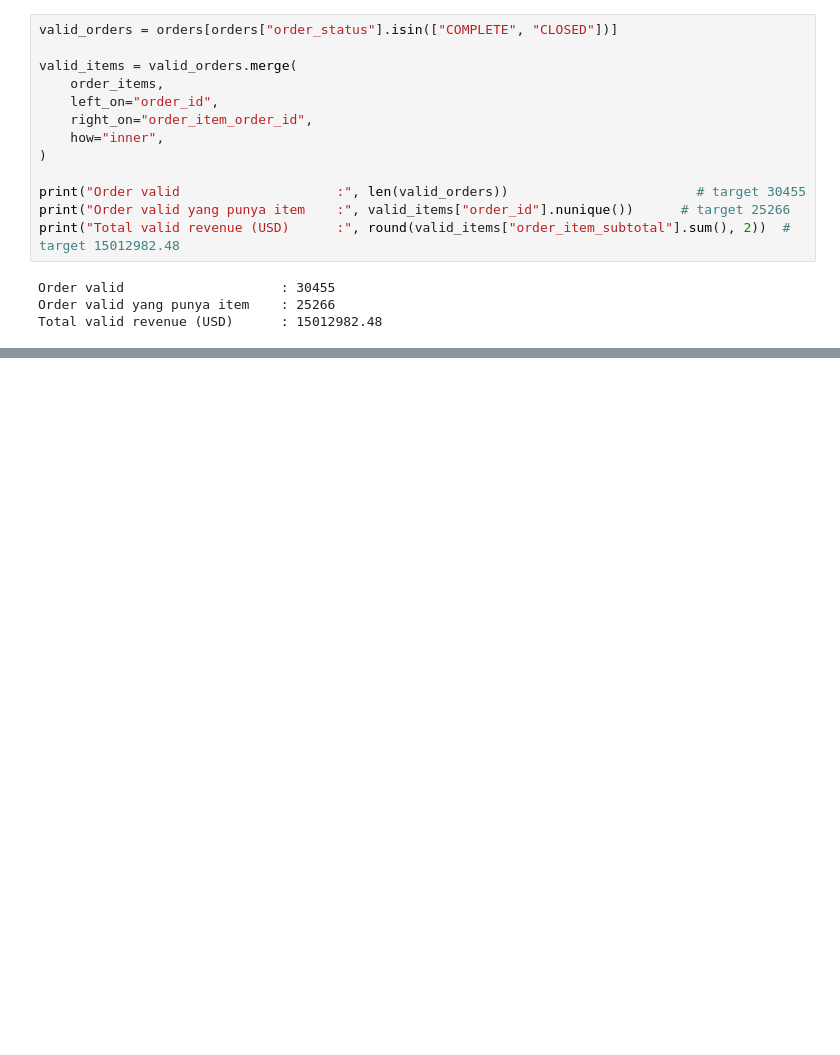
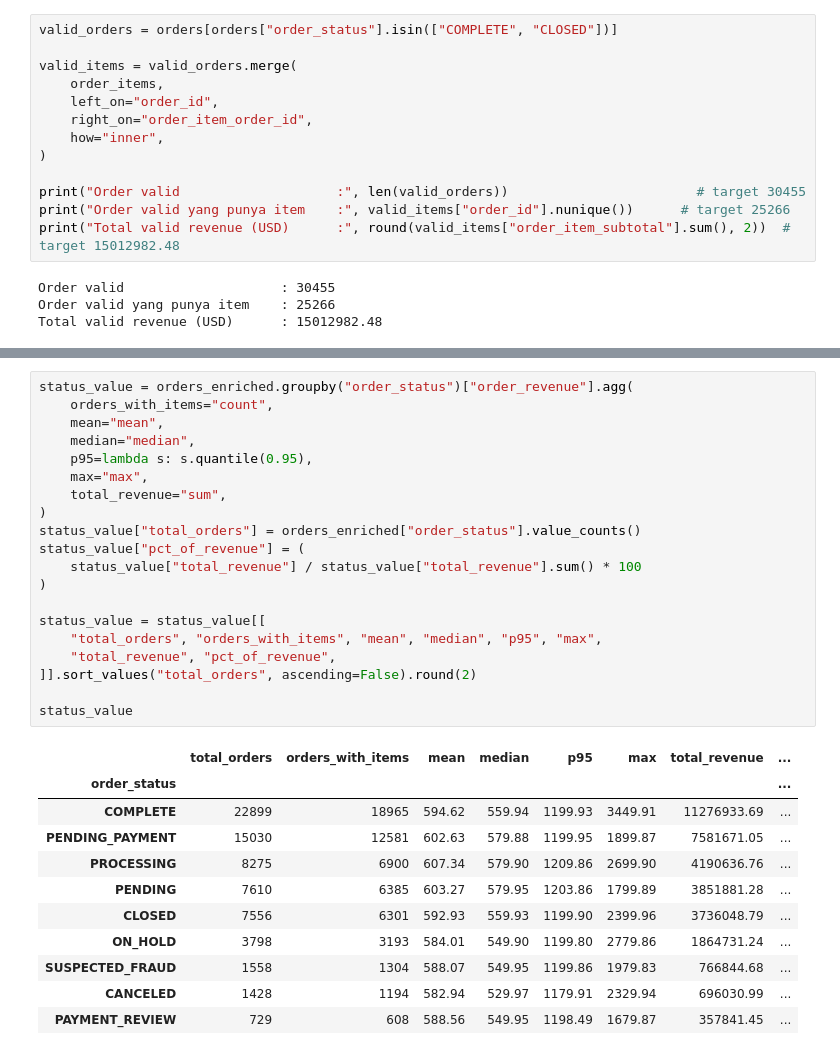
Before and after one commit to alifsyafan/data-engineering-portofolio, a Jupyter notebook: 01-sql-ecommerce-analysis/notebooks/01_eda_and_mart_prep.ipynb, the cells around one changed output, grey strips where cells are left out. Drawn from its saved outputs; the diff is of its cells as text; blank space fills up the shorter version.

```diff
--- a/01-sql-ecommerce-analysis/notebooks/01_eda_and_mart_prep.ipynb
+++ b/01-sql-ecommerce-analysis/notebooks/01_eda_and_mart_prep.ipynb
@@ -109,0 +288,32 @@ Total valid revenue (USD)      : 15012982.48
+# %%
+status_value = orders_enriched.groupby("order_status")["order_revenue"].agg(
+    orders_with_items="count",
+    mean="mean",
+    median="median",
+    p95=lambda s: s.quantile(0.95),
+    max="max",
+    total_revenue="sum",
+)
+status_value["total_orders"] = orders_enriched["order_status"].value_counts()
+status_value["pct_of_revenue"] = (
+    status_value["total_revenue"] / status_value["total_revenue"].sum() * 100
+)
+
+status_value = status_value[[
+    "total_orders", "orders_with_items", "mean", "median", "p95", "max",
+    "total_revenue", "pct_of_revenue",
+]].sort_values("total_orders", ascending=False).round(2)
+
+status_value
+# %% [output]
+|  | total_orders | orders_with_items | mean | median | p95 | max | total_revenue | ... |
+| order_status |  |  |  |  |  |  |  | ... |
+| COMPLETE | 22899 | 18965 | 594.62 | 559.94 | 1199.93 | 3449.91 | 11276933.69 | ... |
+| PENDING_PAYMENT | 15030 | 12581 | 602.63 | 579.88 | 1199.95 | 1899.87 | 7581671.05 | ... |
+| PROCESSING | 8275 | 6900 | 607.34 | 579.90 | 1209.86 | 2699.90 | 4190636.76 | ... |
+| PENDING | 7610 | 6385 | 603.27 | 579.95 | 1203.86 | 1799.89 | 3851881.28 | ... |
+| CLOSED | 7556 | 6301 | 592.93 | 559.93 | 1199.90 | 2399.96 | 3736048.79 | ... |
+| ON_HOLD | 3798 | 3193 | 584.01 | 549.90 | 1199.80 | 2779.86 | 1864731.24 | ... |
+| SUSPECTED_FRAUD | 1558 | 1304 | 588.07 | 549.95 | 1199.86 | 1979.83 | 766844.68 | ... |
+| CANCELED | 1428 | 1194 | 582.94 | 529.97 | 1179.91 | 2329.94 | 696030.99 | ... |
+| PAYMENT_REVIEW | 729 | 608 | 588.56 | 549.95 | 1198.49 | 1679.87 | 357841.45 | ... |
```
Also changed, not shown: parts of 22 cells of this notebook, 3 other files.
